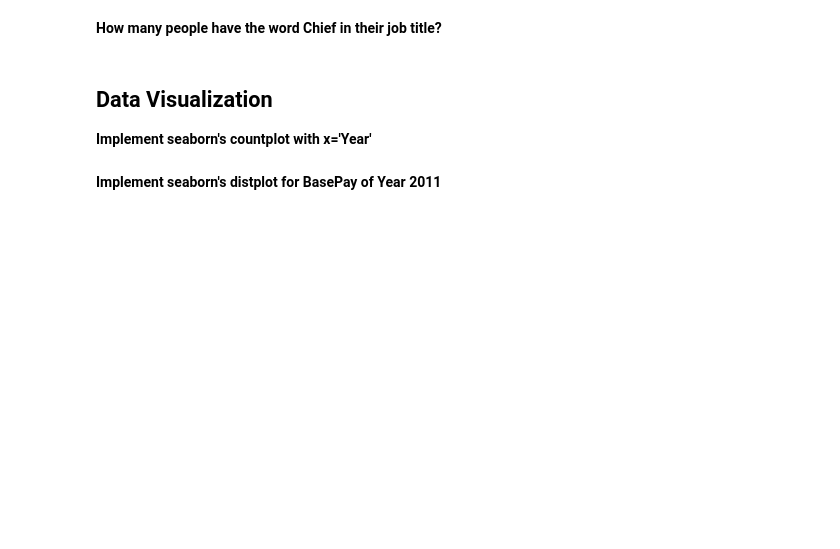
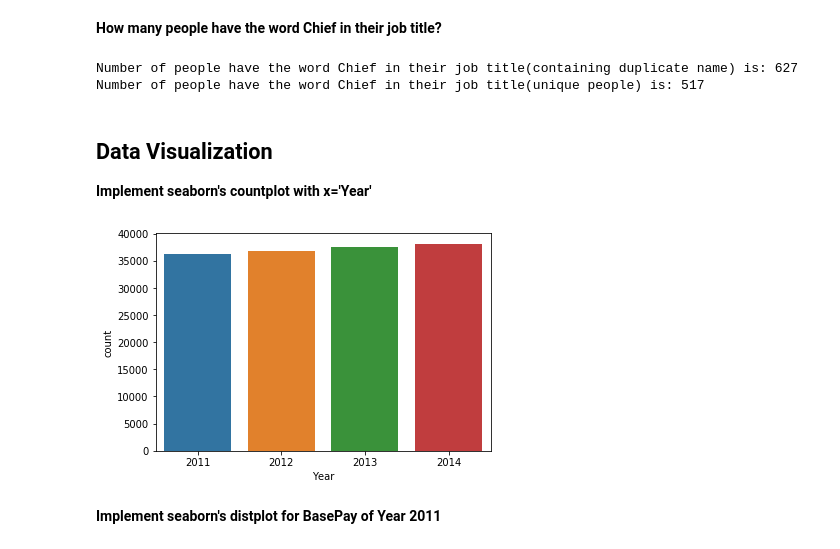
Before and after one commit to 0902338471/Coder_School_Assigment, a Jupyter notebook: Copy_of_DAwP_Assignment_2.ipynb, the cells around one changed output. Saved outputs shown, nothing was run; the diff lists cells and outputs as text; code cells hidden in the pictures; blank space fills up the shorter version.

```diff
--- a/Copy_of_DAwP_Assignment_2.ipynb
+++ b/Copy_of_DAwP_Assignment_2.ipynb
@@ -246,8 +259,23 @@ IndexingError: ignored
 # %% [markdown]
 **How many people have the word Chief in their job title?**
+# %%
+#get rows that have the word Chief Job title column(using contains method) be careful to check duplicate name by using unique
+chiefJob=sal.loc[sal["JobTitle"].str.lower().str.contains("chief")==True]["EmployeeName"]
+#here if we not check duplicate name it will be
+print("Number of people have the word Chief in their job title(containing duplicate name) is:",len(chiefJob))
+#the right answer will be
+print("Number of people have the word Chief in their job title(unique people) is:",len(chiefJob.unique()))
+# %% [output]
+Number of people have the word Chief in their job title(containing duplicate name) is: 627
+Number of people have the word Chief in their job title(unique people) is: 517
 # %% [markdown]
 ## Data Visualization
 
 **Implement seaborn's countplot with x='Year'**
+# %%
+#plotting countplot with x axis is year column
+plot = sns.countplot(x="Year", data=sal)
+# %% [output]
+[figure, added]
 # %% [markdown]
 **Implement seaborn's distplot for BasePay of Year 2011**
```
Also changed, not shown: parts of 4 cells of this notebook.
